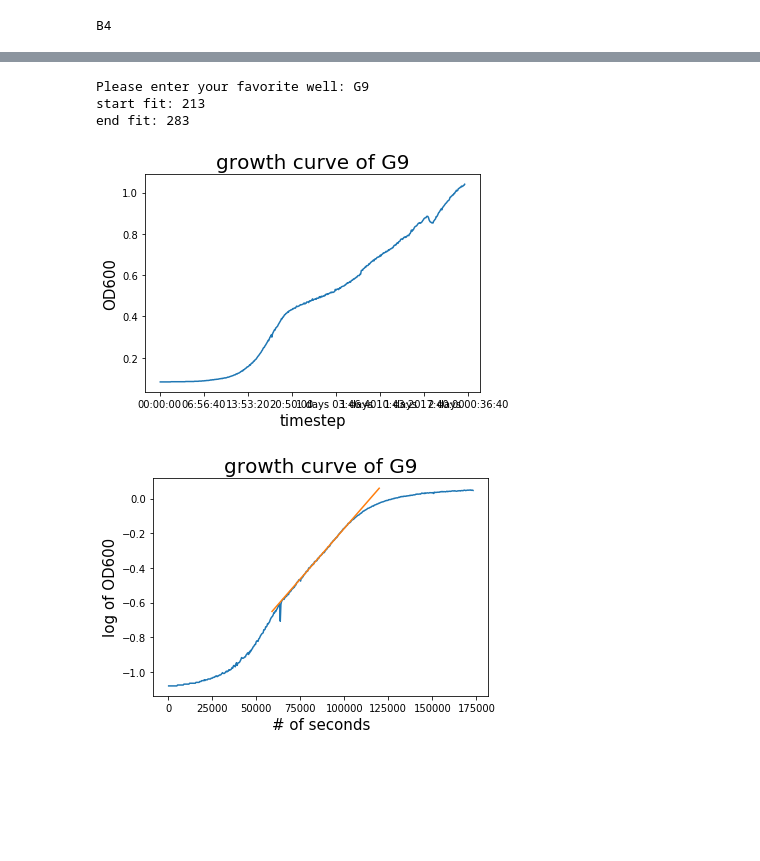
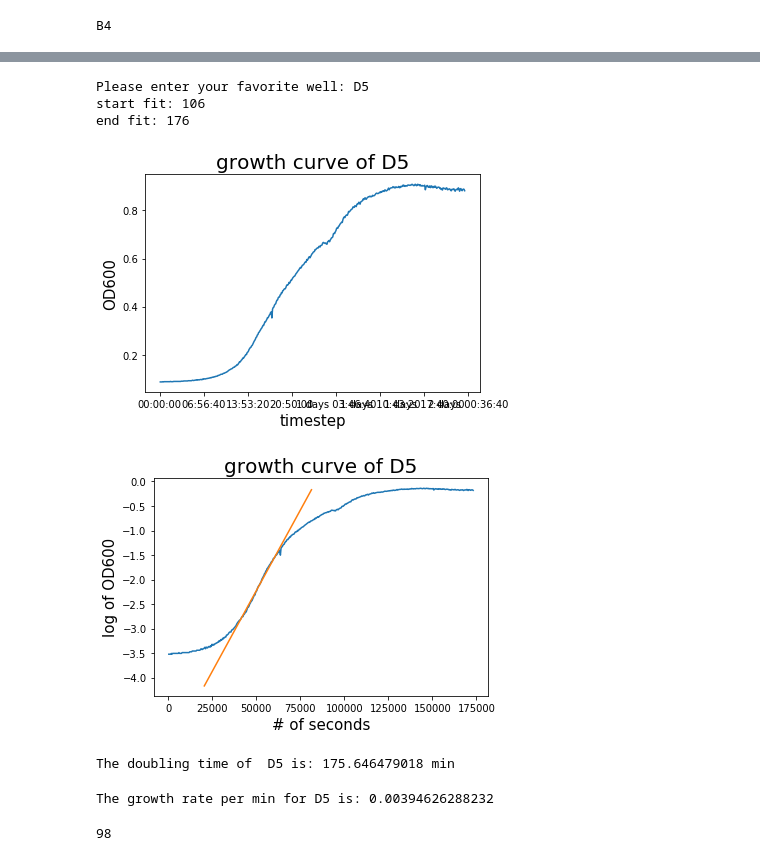
Before and after one commit to tkuhm/casimir_programming, a Jupyter notebook: Els_trying_newStuff.ipynb, the cells around one changed output, grey strips where cells are left out. Saved outputs shown, nothing was run; the diff lists cells and outputs as text; code cells hidden in the pictures; blank space fills up the shorter version.

Commit message:
added saving output

```diff
--- a/Els_trying_newStuff.ipynb
+++ b/Els_trying_newStuff.ipynb
@@ -183,7 +183,7 @@ df.set_index('Time', inplace=True)
 
 #plots a graph showing the growth curve
 fig, ax = plt.subplots()
-df.C11.plot()
+df[mfw_input].plot()
 plt.xlabel(r'timestep', size=15)
 plt.ylabel(r'OD600', size=15)
 plt.title('growth curve of '+mfw_input, size=20)
@@ -194,7 +194,7 @@ fig.savefig('plots/'+mfw_input+'.png')
 ##Fitting the data
 
 #using log data
-logmfw = np.log10(mfw)
+logmfw = np.log2(mfw)
 
 #linear model for fitting
 def modelmfw(x):
@@ -207,35 +207,54 @@ pairs = list(zip(starts, ends))
 
 
 # choose best interval
 results = np.zeros((5,len(pairs)))
 
 for k,(i,j) in enumerate(pairs):
     results[:, k] = stats.linregress(seconds_since_start[i:j], logmfw[i:j])
 
 #find best R-squared (best fit)
 np.argmax(results[2,:])
 startmfw, endmfw = pairs[np.argmax(results[2,:])]
 print('start fit:', startmfw)
 print('end fit:', endmfw)
 
 #Generating best fit
 slopemfw, interceptmfw, rvaluemfw, pvaluemfw, stderrmfw = stats.linregress(seconds_since_start[startmfw:endmfw], logmfw[startmfw:endmfw])
 
 #plotting best fit
 fig, ax = plt.subplots()
 plt.plot(seconds_since_start, logmfw)
 plt.plot(seconds_since_start[startmfw-50:endmfw+50], modelmfw(seconds_since_start[startmfw-50:endmfw+50]))
 
 #ax.set_yscale('log')
 plt.xlabel(r'# of seconds', size=15)
 plt.ylabel(r'log of OD600', size=15)
 plt.title('growth curve of '+mfw_input, size=20)
 
 #saves the figure
 fig.savefig('plots/'+mfw_input+'_fit.png')
 # %% [output]
-Please enter your favorite well: G9
-start fit: 213
-end fit: 283
+Please enter your favorite well: D5
+start fit: 106
+end fit: 176
-[figure, old version]
+[figure, new version]
-[figure, old version]
+[figure, new version]
+# %%
+doublingtime_insec = np.log(2)/slopemfw
+doublingtime_inmin = doublingtime_insec/60
+print('The doubling time of ',mfw_input, 'is:',doublingtime_inmin,'min')
+# %% [output]
+The doubling time of  D5 is: 175.646479018 min
+# %%
+gr_min = slopemfw*60
+print('The growth rate per min for',mfw_input, 'is:',gr_min)
+# %% [output]
+The growth rate per min for D5 is: 0.00394626288232
+# %%
+f = open('output/'+mfw_input+'_output.txt', 'w+')
+
+str_gr_min = str(gr_min)
+str_dt = str(doublingtime_inmin)
+f.write('The doubling time of '+mfw_input+' is: '+str_dt+' min. The growth rate per min for '+mfw_input+' is: '+str_gr_min)
+# %% [output]
+98
```
Also changed, not shown: 28 other files.
